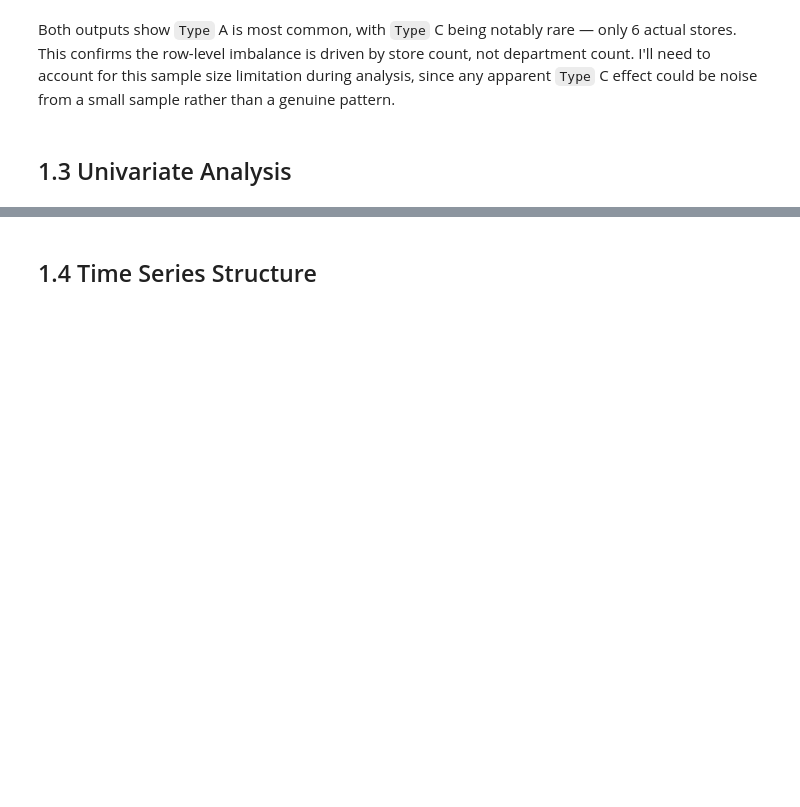
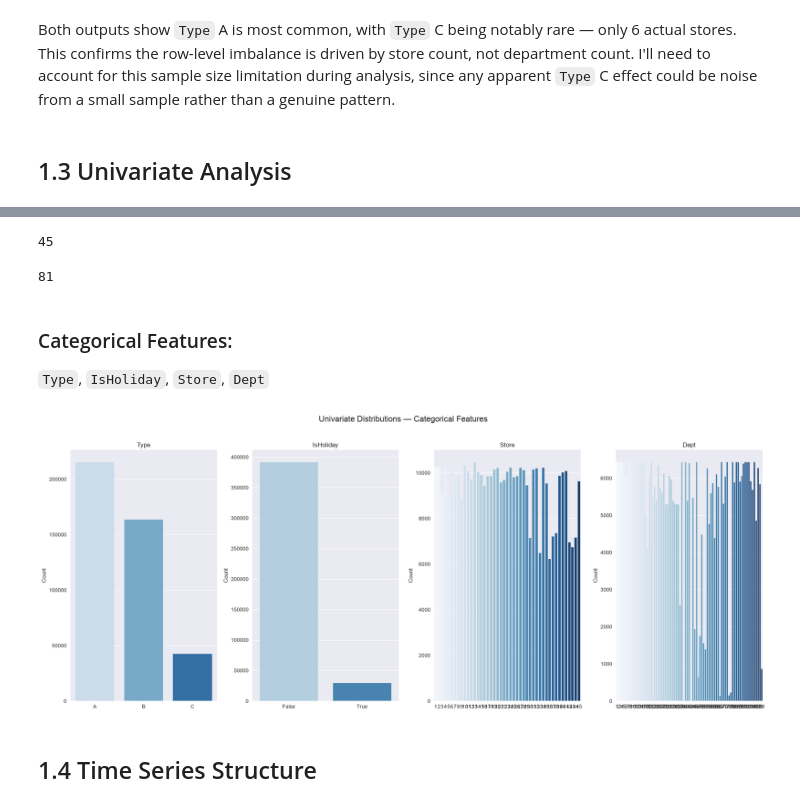
Before and after one commit to joshuasim/time-series-forecasting, a Jupyter notebook: notebooks/01_eda.ipynb, the cells around one changed output, grey strips where cells are left out. Saved outputs shown, nothing was run; the diff lists cells and outputs as text; code cells hidden in the pictures; blank space fills up the shorter version.

```diff
--- a/notebooks/01_eda.ipynb
+++ b/notebooks/01_eda.ipynb
@@ -200,3 +241,30 @@ Both outputs show `Type` A is most common, with `Type` C being notably rare —
+# %%
+print(df['Store'].nunique())
+df['Dept'].nunique()
+# %% [output]
+45
+81
+# %% [markdown]
+### Categorical Features:
+`Type`, `IsHoliday`, `Store`, `Dept`
+# %%
+categorical_features = ['Type', 'IsHoliday', 'Store', 'Dept']
+
+fig, axes = plt.subplots(1, 4, figsize=(20, 8))
+axes = axes.flatten()
+
+for i, feature in enumerate(categorical_features):
+    sns.countplot(x=feature, data=df, ax=axes[i], palette='Blues')
+    axes[i].set_title(feature)
+    axes[i].set_xlabel('')
+    axes[i].set_ylabel('Count')
+
+fig.suptitle('Univariate Distributions — Categorical Features', fontsize=16, y=1.02)
+plt.tight_layout()
+plt.savefig('../images/categorical_distributions.png', bbox_inches='tight')
+plt.show()
+# %% [output]
+[figure, added]
 # %% [markdown]
 ## 1.4 Time Series Structure
 # %% [markdown]
```
Also changed, not shown: parts of 4 cells of this notebook, 2 other files.
